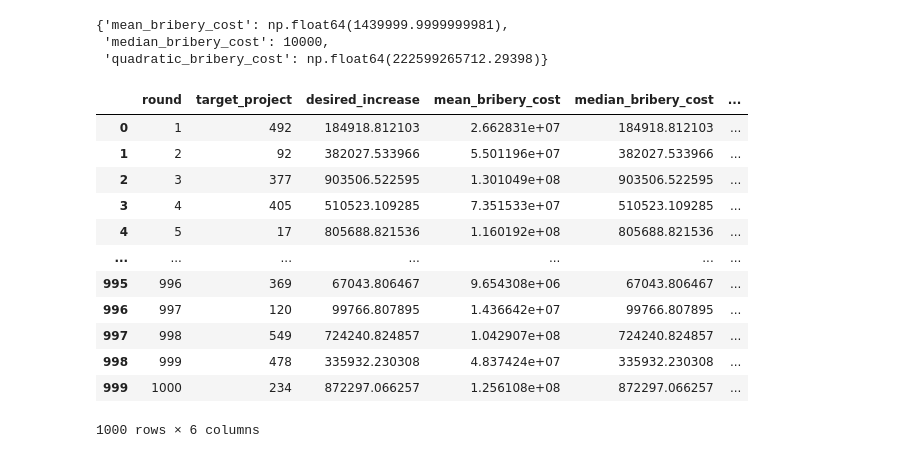
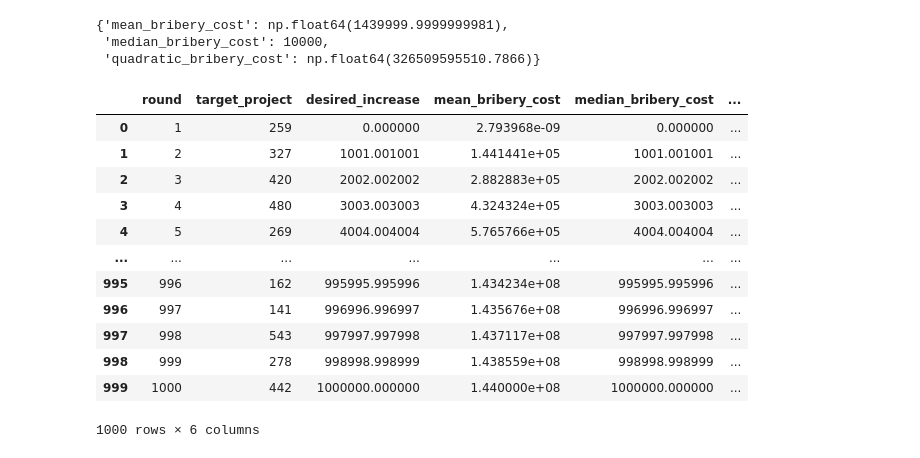
Before and after one commit to GovXS/Evaluating-Voting-Design-Tradeoffs-for-Retro-Funding, a Jupyter notebook: analysis/bribery_analysis.ipynb, the cells around one changed output. Cells and saved outputs as stored; diff of their text form; code cells hidden in the pictures.

Commit message:
defined formal models of eval metrics

```diff
--- a/analysis/bribery_analysis.ipynb
+++ b/analysis/bribery_analysis.ipynb
@@ -100,16 +100,16 @@ target_project = 1
 desired_increase = 10000  # Desired increase of 5M OP tokens
 
 # Evaluate the impact of bribery
-bribery_impact_df = (evaluate_bribery_impact(model, target_project, desired_increase))
+bribery_impact = (evaluate_bribery_impact(model, target_project, desired_increase))
+bribery_impact
+# %% [output]
+{'mean_bribery_cost': np.float64(1439999.9999999981),
+ 'median_bribery_cost': 10000,
+ 'quadratic_bribery_cost': np.float64(326509595510.7866)}
-# %%
-bribery_impact_df
-# %% [output]
-{'mean_bribery_cost': np.float64(1439999.9999999981),
- 'median_bribery_cost': 10000,
- 'quadratic_bribery_cost': np.float64(222599265712.29398)}
 # %%
-def run_simulation(num_rounds, num_voters, num_projects, total_op_tokens):
+def run_simulation(num_rounds, num_voters, num_projects, total_op_tokens, max_bribe):
     results = []
+    desired_increases = np.linspace(0, max_bribe, num_rounds)
 
     for i in range(num_rounds):
         # Initialize the model
@@ -118,52 +118,52 @@ def run_simulation(num_rounds, num_voters, num_projects, total_op_tokens):
 
         # Set parameters for bribery evaluation
         target_project = np.random.randint(0, num_projects)  # Randomly select a target project
-        desired_increase = np.random.uniform(100, 1000000)  # Randomly set a desired increase between 5K and 10K OP tokens
+        desired_increase = desired_increases[i] # Randomly set a desired increase between 5K and 10K OP tokens
 
         # Evaluate the impact of bribery
         bribery_costs = evaluate_bribery_impact(model, target_project, desired_increase)
 
         result = {
             "round": i + 1,
             "target_project": target_project,
             "desired_increase": desired_increase,
             "mean_bribery_cost": bribery_costs.get("mean_bribery_cost"),
             "median_bribery_cost": bribery_costs.get("median_bribery_cost"),
             "quadratic_bribery_cost": bribery_costs.get("quadratic_bribery_cost")
         }
 
         results.append(result)
 
     # Create a DataFrame from the results
     final_results = pd.DataFrame(results)
     return final_results
 
 # Parameters for multiple simulations
 num_rounds = 1000
 num_voters = 144
 num_projects = 600
 total_op_tokens = 30e6
+max_desired_fund_increase=1e6
 
 # Run the simulations
-final_results = run_simulation(num_rounds, num_voters, num_projects, total_op_tokens)
+final_results = run_simulation(num_rounds, num_voters, num_projects, total_op_tokens,max_desired_fund_increase)
 
 # Display the results
+final_results
+# %% [output]
+|  | round | target_project | desired_increase | mean_bribery_cost | median_bribery_cost | ... |
+| 0 | 1 | 259 | 0.000000 | 2.793968e-09 | 0.000000 | ... |
+| 1 | 2 | 327 | 1001.001001 | 1.441441e+05 | 1001.001001 | ... |
+| 2 | 3 | 420 | 2002.002002 | 2.882883e+05 | 2002.002002 | ... |
+| 3 | 4 | 480 | 3003.003003 | 4.324324e+05 | 3003.003003 | ... |
+| 4 | 5 | 269 | 4004.004004 | 5.765766e+05 | 4004.004004 | ... |
+| ... | ... | ... | ... | ... | ... | ... |
+| 995 | 996 | 162 | 995995.995996 | 1.434234e+08 | 995995.995996 | ... |
+| 996 | 997 | 141 | 996996.996997 | 1.435676e+08 | 996996.996997 | ... |
+| 997 | 998 | 543 | 997997.997998 | 1.437117e+08 | 997997.997998 | ... |
+| 998 | 999 | 278 | 998998.998999 | 1.438559e+08 | 998998.998999 | ... |
+| 999 | 1000 | 442 | 1000000.000000 | 1.440000e+08 | 1000000.000000 | ... |
+1000 rows × 6 columns
-# %%
-final_results
-# %% [output]
-|  | round | target_project | desired_increase | mean_bribery_cost | median_bribery_cost | ... |
-| 0 | 1 | 492 | 184918.812103 | 2.662831e+07 | 184918.812103 | ... |
-| 1 | 2 | 92 | 382027.533966 | 5.501196e+07 | 382027.533966 | ... |
-| 2 | 3 | 377 | 903506.522595 | 1.301049e+08 | 903506.522595 | ... |
-| 3 | 4 | 405 | 510523.109285 | 7.351533e+07 | 510523.109285 | ... |
-| 4 | 5 | 17 | 805688.821536 | 1.160192e+08 | 805688.821536 | ... |
-| ... | ... | ... | ... | ... | ... | ... |
-| 995 | 996 | 369 | 67043.806467 | 9.654308e+06 | 67043.806467 | ... |
-| 996 | 997 | 120 | 99766.807895 | 1.436642e+07 | 99766.807895 | ... |
-| 997 | 998 | 549 | 724240.824857 | 1.042907e+08 | 724240.824857 | ... |
-| 998 | 999 | 478 | 335932.230308 | 4.837424e+07 | 335932.230308 | ... |
-| 999 | 1000 | 234 | 872297.066257 | 1.256108e+08 | 872297.066257 | ... |
-1000 rows × 6 columns
 # %%
 import matplotlib.pyplot as plt
 
```
Also changed, not shown: parts of 1 cell of this notebook, 4 other files.
